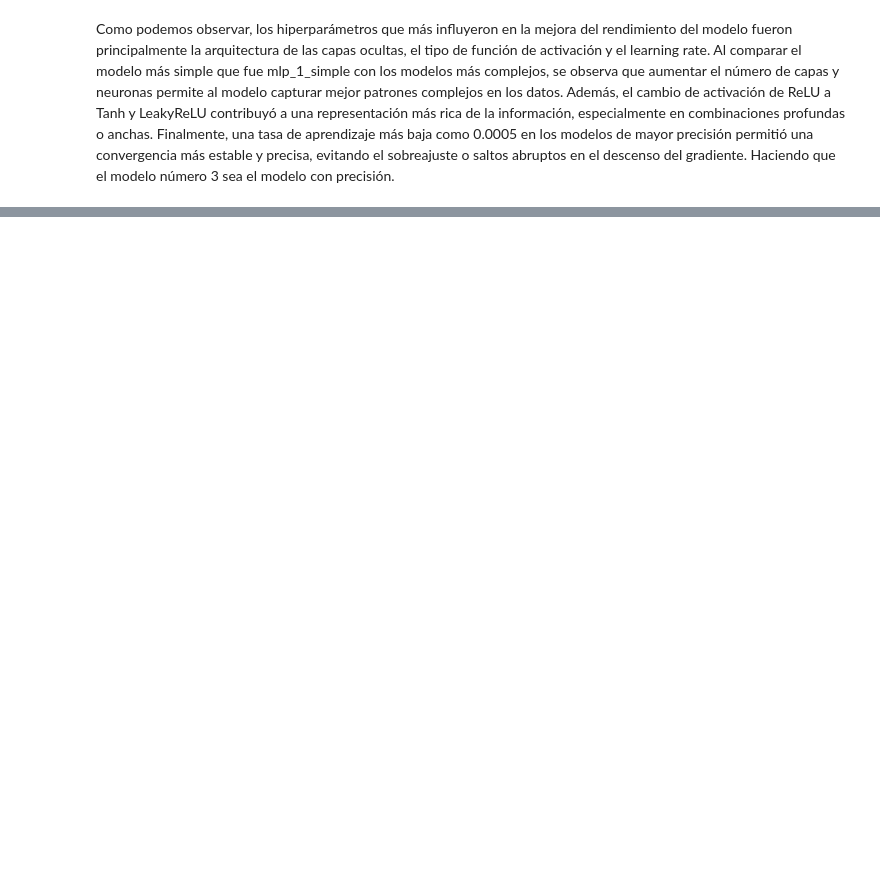
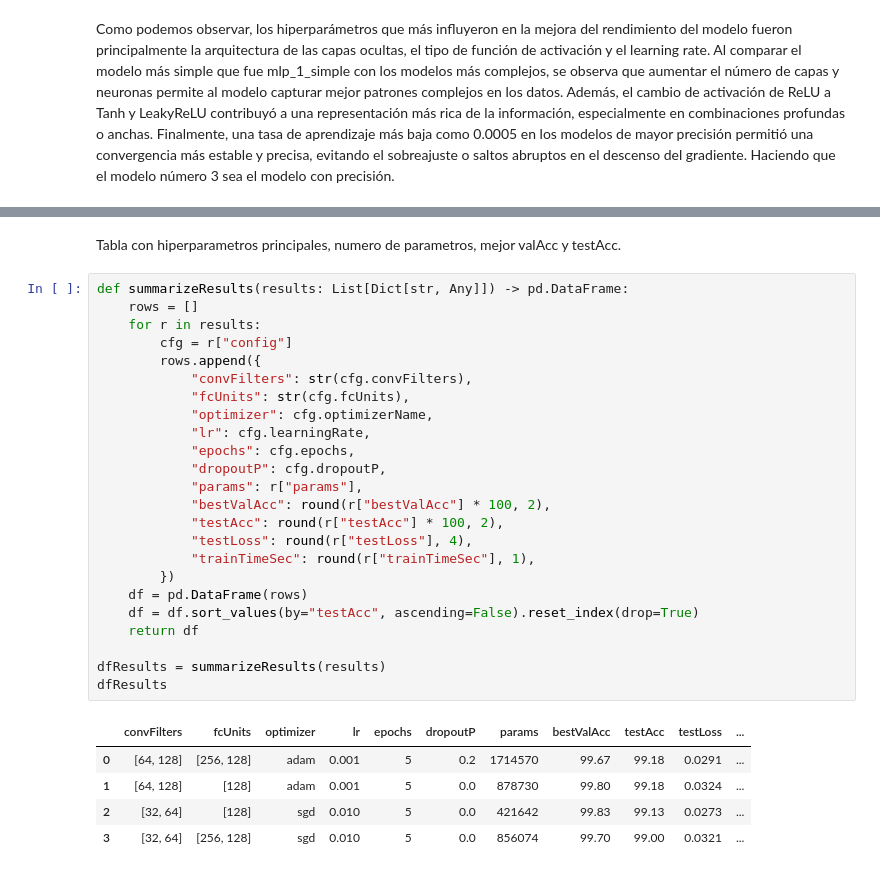
Before and after one commit to JosueSay/labs_dl, a Jupyter notebook: lab3/lab3.ipynb, the cells around one changed output, grey strips where cells are left out. Saved outputs shown, nothing was run; the diff lists cells and outputs as text; blank space fills up the shorter version.

```diff
--- a/lab3/lab3.ipynb
+++ b/lab3/lab3.ipynb
@@ -430,0 +670,32 @@ Como podemos observar, los hiperparámetros que más influyeron en la mejora del
+# %% [markdown]
+Tabla con hiperparametros principales, numero de parametros, mejor valAcc y testAcc.
+# %%
+def summarizeResults(results: List[Dict[str, Any]]) -> pd.DataFrame:
+    rows = []
+    for r in results:
+        cfg = r["config"]
+        rows.append({
+            "convFilters": str(cfg.convFilters),
+            "fcUnits": str(cfg.fcUnits),
+            "optimizer": cfg.optimizerName,
+            "lr": cfg.learningRate,
+            "epochs": cfg.epochs,
+            "dropoutP": cfg.dropoutP,
+            "params": r["params"],
+            "bestValAcc": round(r["bestValAcc"] * 100, 2),
+            "testAcc": round(r["testAcc"] * 100, 2),
+            "testLoss": round(r["testLoss"], 4),
+            "trainTimeSec": round(r["trainTimeSec"], 1),
+        })
+    df = pd.DataFrame(rows)
+    df = df.sort_values(by="testAcc", ascending=False).reset_index(drop=True)
+    return df
+
+dfResults = summarizeResults(results)
+dfResults
+# %% [output]
+|  | convFilters | fcUnits | optimizer | lr | epochs | dropoutP | params | bestValAcc | testAcc | testLoss | ... |
+| 0 | [64, 128] | [256, 128] | adam | 0.001 | 5 | 0.2 | 1714570 | 99.67 | 99.18 | 0.0291 | ... |
+| 1 | [64, 128] | [128] | adam | 0.001 | 5 | 0.0 | 878730 | 99.80 | 99.18 | 0.0324 | ... |
+| 2 | [32, 64] | [128] | sgd | 0.010 | 5 | 0.0 | 421642 | 99.83 | 99.13 | 0.0273 | ... |
+| 3 | [32, 64] | [256, 128] | sgd | 0.010 | 5 | 0.0 | 856074 | 99.70 | 99.00 | 0.0321 | ... |
```
Also changed, not shown: parts of 21 cells of this notebook.
